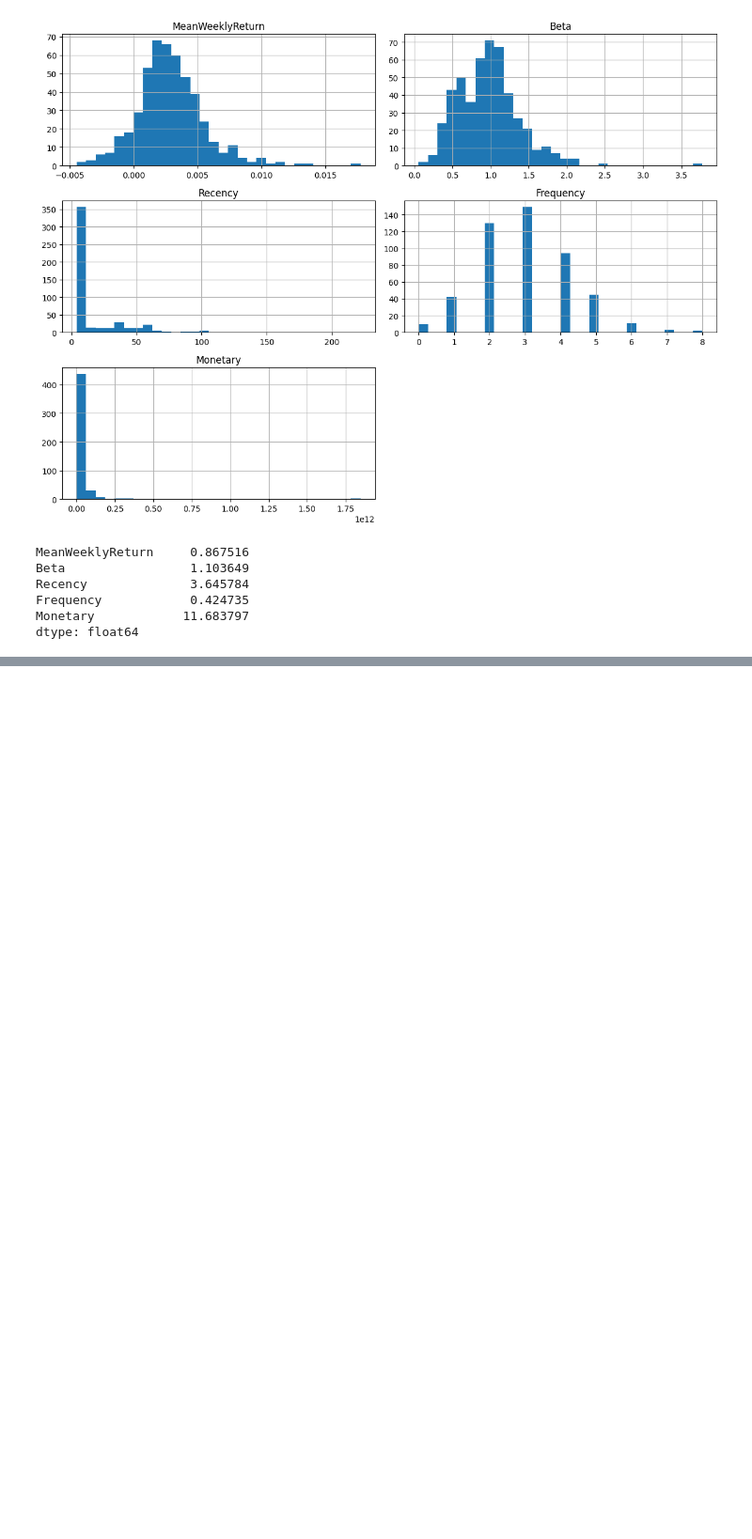
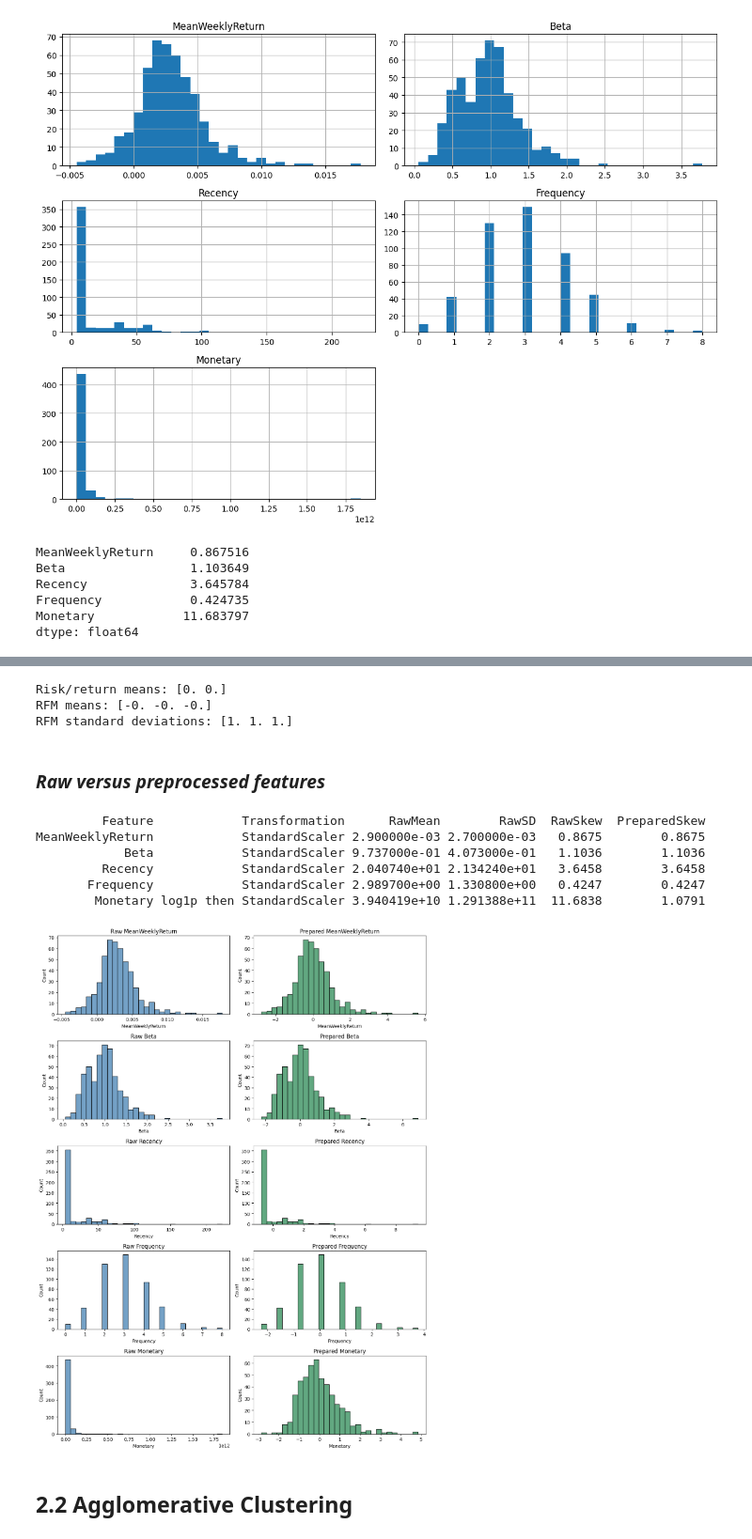
Before and after one commit to iffathsaleem/RFM-Market-Analysis-Stock-Segmentation., a Jupyter notebook: Market_Analysis_and_Stock_Segmentation_Using_RFM_CW.ipynb, the cells around one changed output, grey strips where cells are left out. Shown at 94% size. Cells and saved outputs as stored; diff of their text form; code cells hidden in the pictures; blank space fills up the shorter version.

```diff
--- a/Market_Analysis_and_Stock_Segmentation_Using_RFM_CW.ipynb
+++ b/Market_Analysis_and_Stock_Segmentation_Using_RFM_CW.ipynb
@@ -722,0 +727,4 @@ dtype: float64
+# %%
+risk_return = common[['MeanWeeklyReturn', 'Beta']].copy()
+rfm_data = common[['Recency', 'Frequency', 'Monetary']].copy()
+rfm_data['Monetary'] = np.log1p(rfm_data['Monetary'])
@@ -722,0 +733,49 @@ dtype: float64
+# %%
+risk_scaler = StandardScaler()
+rfm_scaler = StandardScaler()
+# %%
+risk_scaled = risk_scaler.fit_transform(risk_return)
+rfm_scaled = rfm_scaler.fit_transform(rfm_data)
+# %%
+print('Risk/return means:', risk_scaled.mean(axis=0).round(6))
+print('RFM means:', rfm_scaled.mean(axis=0).round(6))
+print('RFM standard deviations:', rfm_scaled.std(axis=0).round(6))
+# %% [output]
+Risk/return means: [0. 0.]
+RFM means: [-0. -0. -0.]
+RFM standard deviations: [1. 1. 1.]
+# %% [markdown]
+### *Raw versus preprocessed features*
+# %%
+preparation_summary = pd.DataFrame({
+    'Feature': feature_columns,
+    'Transformation': ['StandardScaler', 'StandardScaler', 'StandardScaler', 'StandardScaler', 'log1p then StandardScaler'],
+    'RawMean': common[feature_columns].mean().to_numpy(),
+    'RawSD': common[feature_columns].std().to_numpy(),
+    'RawSkew': common[feature_columns].skew().to_numpy(),
+    'PreparedSkew': list(pd.DataFrame(risk_scaled).skew()) + list(pd.DataFrame(rfm_scaled).skew())
+})
+preparation_summary.to_csv(output_folder / 'preparation_comparison.csv', index=False)
+print(preparation_summary.round(4).to_string(index=False))
+# %% [output]
+         Feature            Transformation      RawMean        RawSD  RawSkew  PreparedSkew
+MeanWeeklyReturn            StandardScaler 2.900000e-03 2.700000e-03   0.8675        0.8675
+            Beta            StandardScaler 9.737000e-01 4.073000e-01   1.1036        1.1036
+         Recency            StandardScaler 2.040740e+01 2.134240e+01   3.6458        3.6458
+       Frequency            StandardScaler 2.989700e+00 1.330800e+00   0.4247        0.4247
+        Monetary log1p then StandardScaler 3.940419e+10 1.291388e+11  11.6838        1.0791
+# %%
+prepared = pd.DataFrame(np.column_stack([risk_scaled, rfm_scaled]), index=common.index, columns=feature_columns)
+fig, axes = plt.subplots(5, 2, figsize=(12, 16))
+for row, feature in enumerate(feature_columns):
+    sns.histplot(common[feature], bins=30, ax=axes[row, 0], color='steelblue')
+    sns.histplot(prepared[feature], bins=30, ax=axes[row, 1], color='seagreen')
+    axes[row, 0].set_title('Raw ' + feature)
+    axes[row, 1].set_title('Prepared ' + feature)
+plt.tight_layout()
+plt.savefig(output_folder / 'raw_vs_prepared.png', dpi=160)
+plt.show()
+# %% [output]
+[figure, added]
+# %% [markdown]
+## 2.2 Agglomerative Clustering
```
Also changed, not shown: parts of 65 cells of this notebook.
